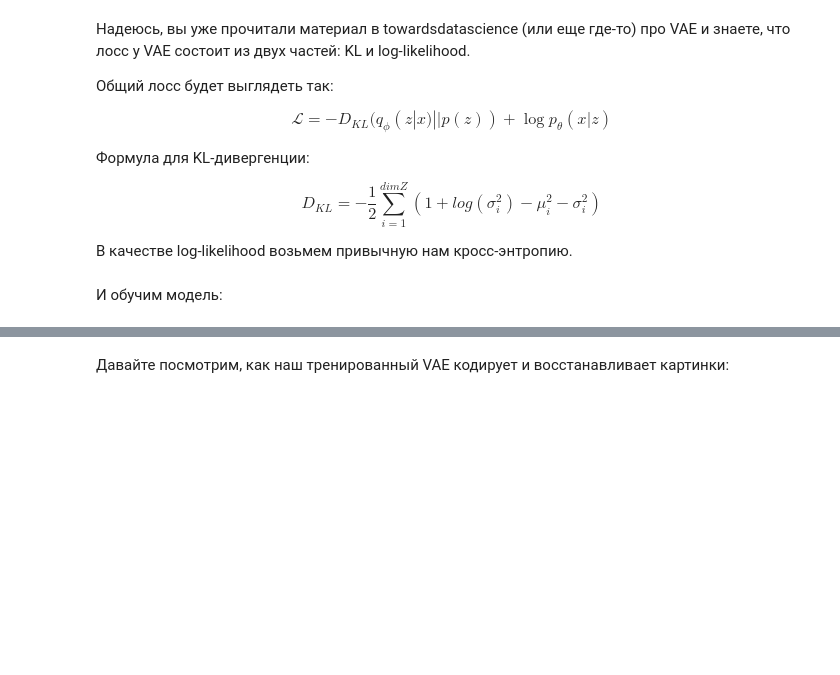
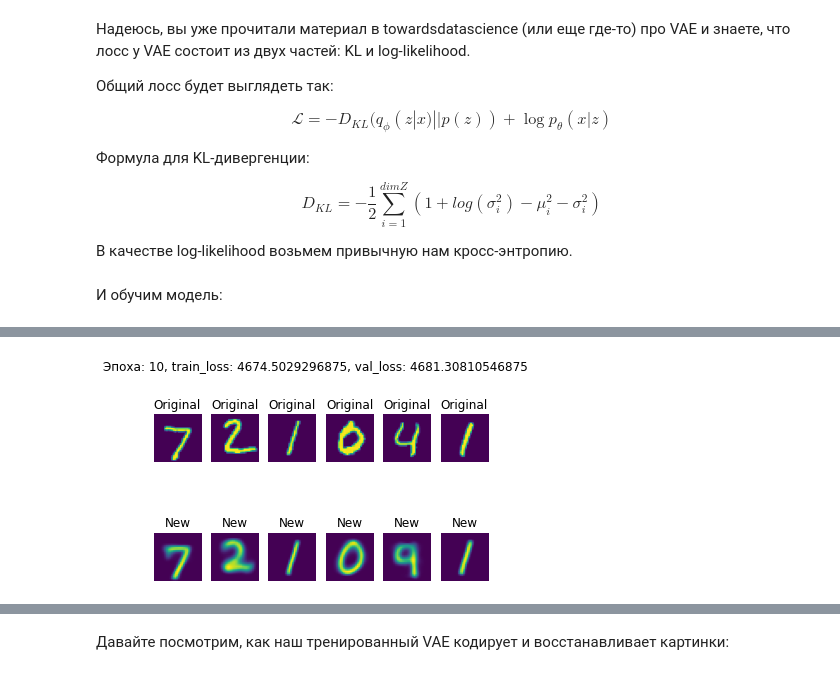
Before and after one commit to gbrs/DLS_1_2022_spring, a Jupyter notebook: adv 19 Домашнее задание. Автоэнкодеры/19 [hw]autoencoders.ipynb, the cells around one changed output, grey strips where cells are left out. Saved outputs shown, nothing was run; the diff lists cells and outputs as text; code cells hidden in the pictures; blank space fills up the shorter version.

```diff
--- a/adv 19 Домашнее задание. Автоэнкодеры/19 [hw]autoencoders.ipynb
+++ b/adv 19 Домашнее задание. Автоэнкодеры/19 [hw]autoencoders.ipynb
@@ -840,0 +855,6 @@ train(autoencoder_vae, optimizer, criterion, max_epochs, train_loader, test_load
+# %%
+max_epochs = 10
+optimizer = torch.optim.Adam(autoencoder_vae.parameters(), lr=0.0001, betas=(0.9, 0.999), weight_decay=0)
+train(autoencoder_vae, optimizer, criterion, max_epochs, train_loader, test_loader)
+# %% [output]
+[figure, added]
```
Also changed, not shown: parts of 15 cells of this notebook.
